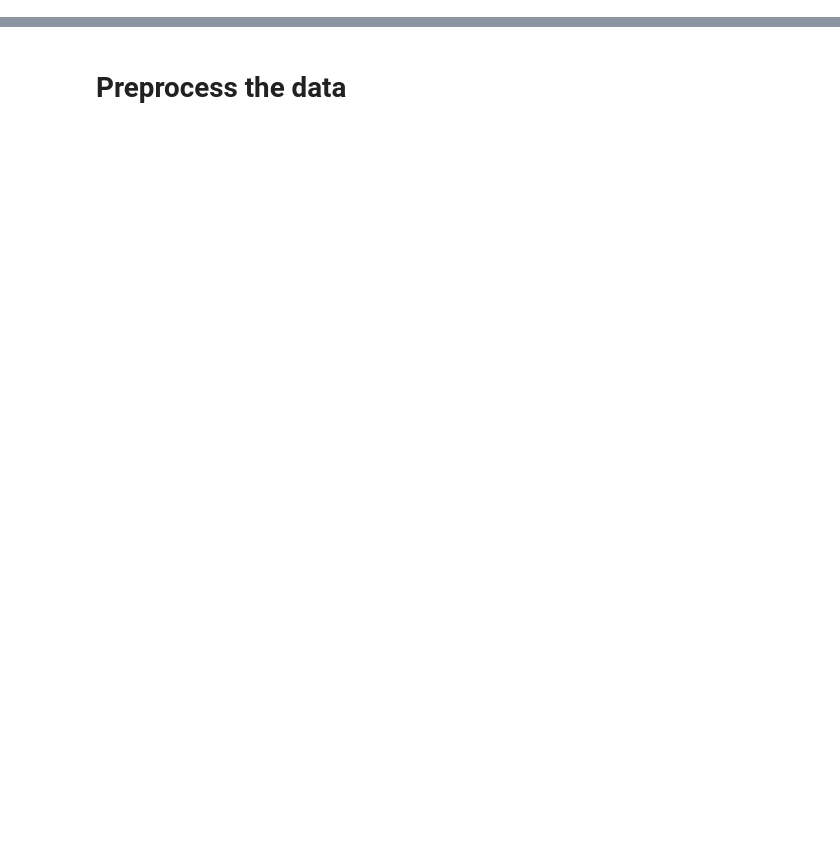
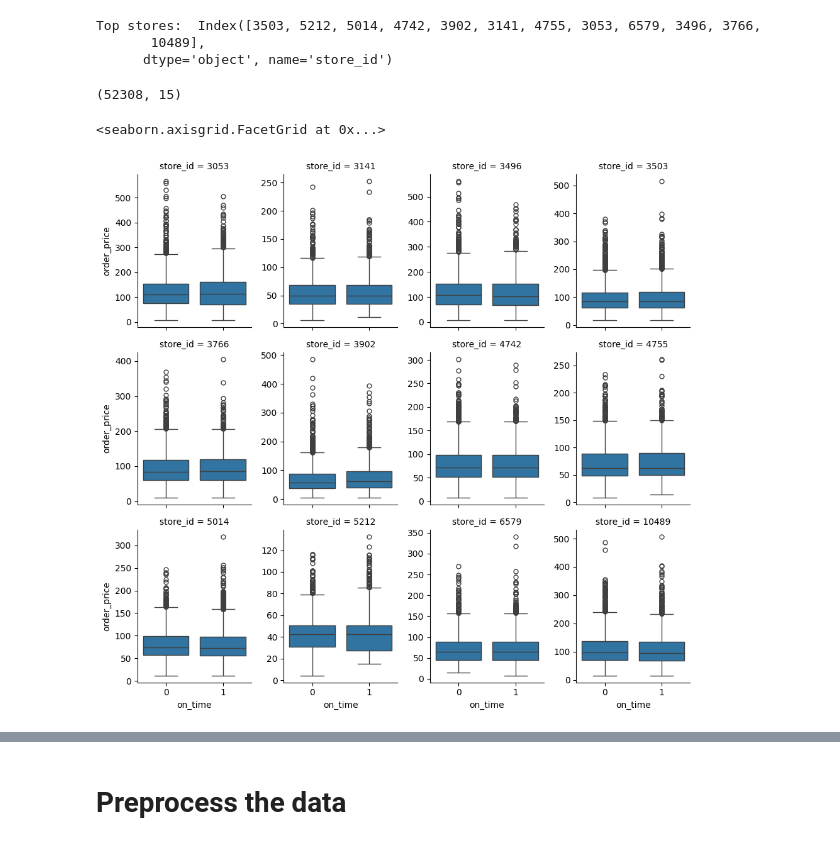
Before and after one commit to Luzinsan/ML_learn, a Jupyter notebook: ML/Innopolis/material/1 semester/Machine Learning/Project/notebooks/classification_task.ipynb, the cells around one changed output, grey strips where cells are left out. Drawn from its saved outputs; the diff is of its cells as text; code cells hidden in the pictures; blank space fills up the shorter version.

```diff
--- a/ML/Innopolis/material/1 semester/Machine Learning/Project/notebooks/classification_task.ipynb
+++ b/ML/Innopolis/material/1 semester/Machine Learning/Project/notebooks/classification_task.ipynb
@@ -14,0 +36,10 @@ warnings.filterwarnings('ignore')
+# %%
+def type_casting(df_in):
+    df = df_in.copy()
+    cat_features = ['store_id','region_id','status_id']
+    float_feats = ['profit','order_price','max_price','min_price','avg_price','planned_prep_time']
+    int_feats = ['delivery_distance','products_count','unique_products_sold_by_store']
+    df[cat_features] = df[cat_features].astype('object')
+    df[float_feats] = df[float_feats].astype('float')
+    df[int_feats] = df[int_feats].astype('int')
+    return df
@@ -37,0 +205,6 @@ def scores(estimator, X_train, y_train, X_test, y_test, threshold=0.5, plot=True
+# %%
+date_columns = ['date_create', 'order_start_prepare', 'order_ready', 'order_pickup']
+orders = pd.read_csv('../content/aggregated_df.csv', parse_dates=date_columns)
+
+orders = type_casting(orders)
+orders.info()
@@ -37,0 +229,5 @@ def scores(estimator, X_train, y_train, X_test, y_test, threshold=0.5, plot=True
+# %%
+X, y = extract_target(orders, 1.0)
+date_columns = ['date_create', 'order_start_prepare']
+df = pd.concat([X,y], axis=1)
+df.shape
@@ -37,0 +252,24 @@ def scores(estimator, X_train, y_train, X_test, y_test, threshold=0.5, plot=True
+# %%
+top_stores = df['store_id'].value_counts().index[:12]
+print('Top stores: ', top_stores)
+df_top_stores = df[df['store_id'].isin(top_stores)]
+df_top_stores.shape
+# %% [output]
+Top stores:  Index([3503, 5212, 5014, 4742, 3902, 3141, 4755, 3053, 6579, 3496, 3766,
+       10489],
+      dtype='object', name='store_id')
+(52308, 15)
+# %%
+sns.catplot(
+    x="on_time",
+    y="order_price",
+    col="store_id",
+    data=df_top_stores,
+    kind="box",
+    col_wrap=4,
+    height=3,
+    aspect=0.8, sharey=False
+)
+# %% [output]
+<seaborn.axisgrid.FacetGrid at 0x...>
+[figure, added]
```
Also changed, not shown: parts of 60 cells of this notebook, 3 other files.
